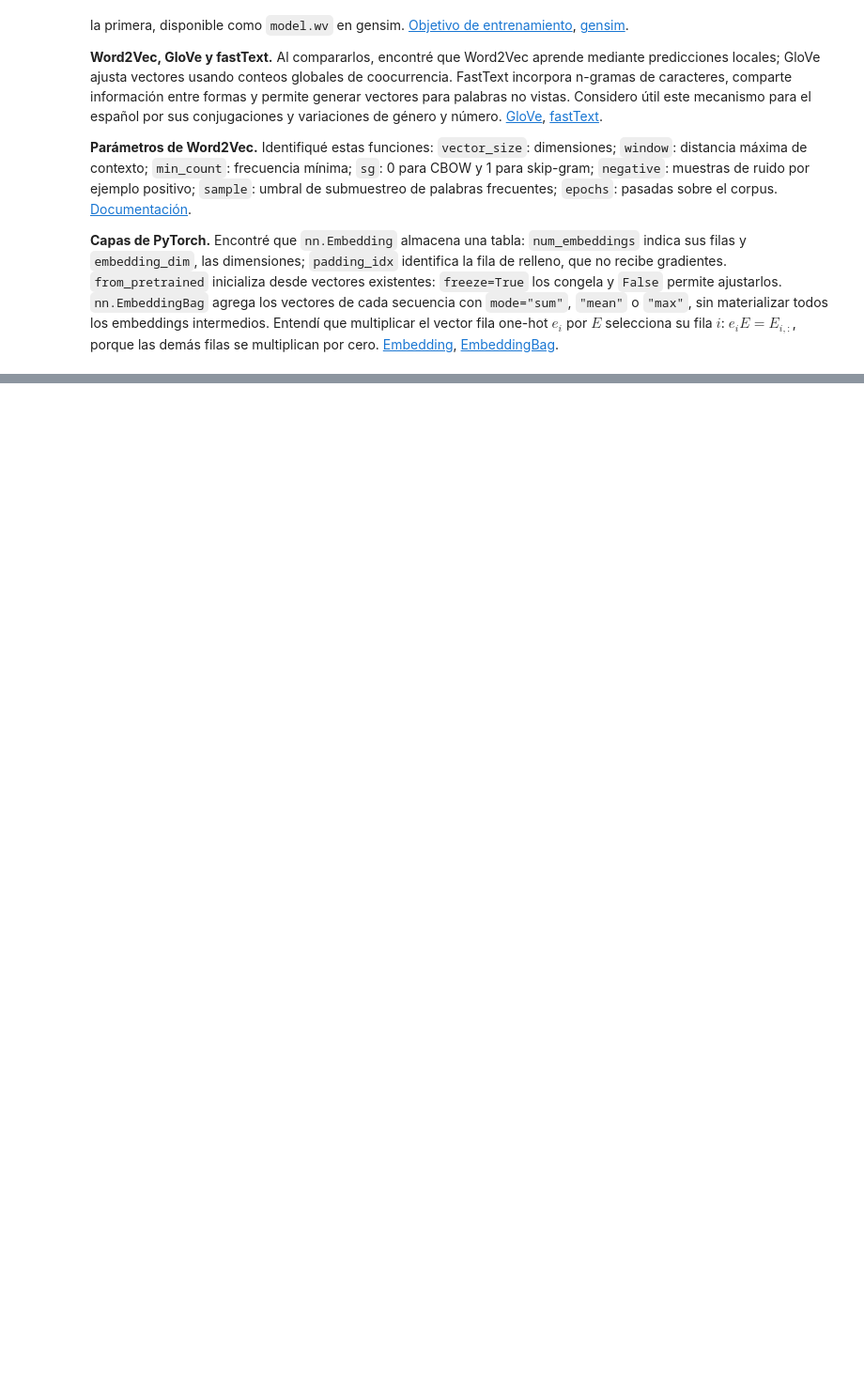
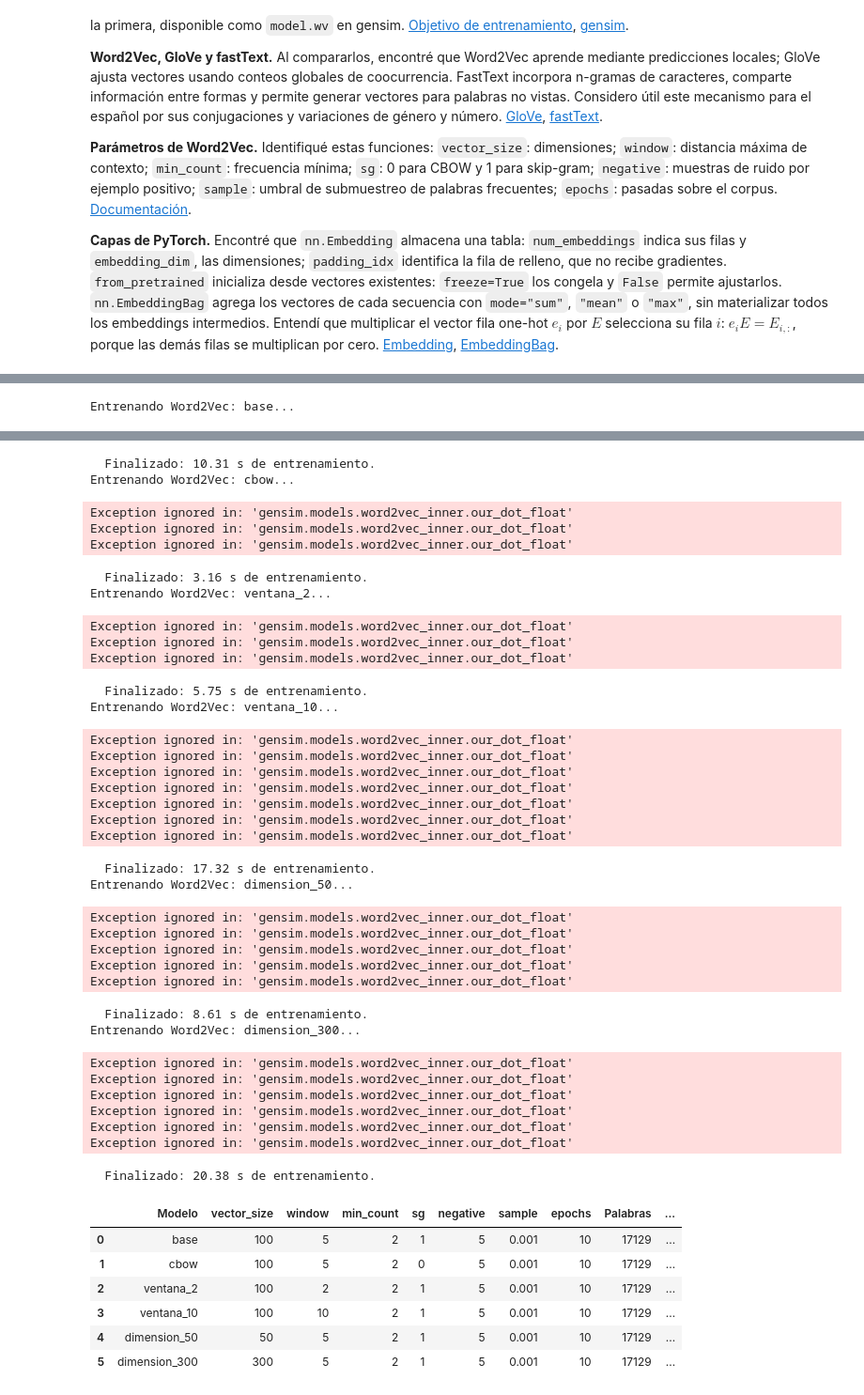
Before and after one commit to Jtanchezz/NLP, a Jupyter notebook: Lab9/lab9.ipynb, the cells around one changed output, grey strips where cells are left out. Shown at 94% size. Drawn from its saved outputs; the diff is of its cells as text; code cells hidden in the pictures; blank space fills up the shorter version.

```diff
--- a/Lab9/lab9.ipynb
+++ b/Lab9/lab9.ipynb
@@ -899,0 +974,37 @@ Identifiqué $v_w$ como el vector de la palabra central y $c_c$ como el del cont
+# %%
+def entrenar_embeddings(clase, oraciones, configuracion, **extras):
+    inicio = perf_counter()
+    modelo = clase(**configuracion, **extras)
+    modelo.build_vocab(corpus_iterable=oraciones)
+    fin_vocabulario = perf_counter()
+    modelo.train(
+        corpus_iterable=oraciones,
+        total_examples=modelo.corpus_count,
+        epochs=configuracion["epochs"],
+    )
+    fin = perf_counter()
+    tiempos = {
+        "Vocabulario (s)": fin_vocabulario - inicio,
+        "Entrenamiento (s)": fin - fin_vocabulario,
+        "Total (s)": fin - inicio,
+    }
+    return modelo, tiempos
+
+
+modelos_w2v_noticias = {}
+registros_entrenamiento = []
+for nombre, configuracion in CONFIGURACIONES_W2V.items():
+    print(f"Entrenando Word2Vec: {nombre}...", flush=True)
+    modelo, tiempos = entrenar_embeddings(Word2Vec, oraciones_noticias, configuracion)
+    modelos_w2v_noticias[nombre] = modelo
+    registros_entrenamiento.append({
+        "Modelo": nombre, "Palabras": len(modelo.wv), **tiempos,
+    })
+    print(f"  Finalizado: {tiempos['Entrenamiento (s)']:.2f} s de entrenamiento.", flush=True)
+
+tabla_entrenamiento_w2v = tabla_configuraciones.merge(
+    pd.DataFrame(registros_entrenamiento), on="Modelo", validate="one_to_one"
+)
+display(tabla_entrenamiento_w2v.round(3))
+# %% [output]
+Entrenando Word2Vec: base...
@@ -899,0 +1022,42 @@ Identifiqué $v_w$ como el vector de la palabra central y $c_c$ como el del cont
+  Finalizado: 10.31 s de entrenamiento.
+Entrenando Word2Vec: cbow...
+Exception ignored in: 'gensim.models.word2vec_inner.our_dot_float'
+Exception ignored in: 'gensim.models.word2vec_inner.our_dot_float'
+Exception ignored in: 'gensim.models.word2vec_inner.our_dot_float'
+  Finalizado: 3.16 s de entrenamiento.
+Entrenando Word2Vec: ventana_2...
+Exception ignored in: 'gensim.models.word2vec_inner.our_dot_float'
+Exception ignored in: 'gensim.models.word2vec_inner.our_dot_float'
+Exception ignored in: 'gensim.models.word2vec_inner.our_dot_float'
+  Finalizado: 5.75 s de entrenamiento.
+Entrenando Word2Vec: ventana_10...
+Exception ignored in: 'gensim.models.word2vec_inner.our_dot_float'
+Exception ignored in: 'gensim.models.word2vec_inner.our_dot_float'
+Exception ignored in: 'gensim.models.word2vec_inner.our_dot_float'
+Exception ignored in: 'gensim.models.word2vec_inner.our_dot_float'
+Exception ignored in: 'gensim.models.word2vec_inner.our_dot_float'
+Exception ignored in: 'gensim.models.word2vec_inner.our_dot_float'
+Exception ignored in: 'gensim.models.word2vec_inner.our_dot_float'
+  Finalizado: 17.32 s de entrenamiento.
+Entrenando Word2Vec: dimension_50...
+Exception ignored in: 'gensim.models.word2vec_inner.our_dot_float'
+Exception ignored in: 'gensim.models.word2vec_inner.our_dot_float'
+Exception ignored in: 'gensim.models.word2vec_inner.our_dot_float'
+Exception ignored in: 'gensim.models.word2vec_inner.our_dot_float'
+Exception ignored in: 'gensim.models.word2vec_inner.our_dot_float'
+  Finalizado: 8.61 s de entrenamiento.
+Entrenando Word2Vec: dimension_300...
+Exception ignored in: 'gensim.models.word2vec_inner.our_dot_float'
+Exception ignored in: 'gensim.models.word2vec_inner.our_dot_float'
+Exception ignored in: 'gensim.models.word2vec_inner.our_dot_float'
+Exception ignored in: 'gensim.models.word2vec_inner.our_dot_float'
+Exception ignored in: 'gensim.models.word2vec_inner.our_dot_float'
+Exception ignored in: 'gensim.models.word2vec_inner.our_dot_float'
+  Finalizado: 20.38 s de entrenamiento.
+|  | Modelo | vector_size | window | min_count | sg | negative | sample | epochs | Palabras | ... |
+| 0 | base | 100 | 5 | 2 | 1 | 5 | 0.001 | 10 | 17129 | ... |
+| 1 | cbow | 100 | 5 | 2 | 0 | 5 | 0.001 | 10 | 17129 | ... |
+| 2 | ventana_2 | 100 | 2 | 2 | 1 | 5 | 0.001 | 10 | 17129 | ... |
+| 3 | ventana_10 | 100 | 10 | 2 | 1 | 5 | 0.001 | 10 | 17129 | ... |
+| 4 | dimension_50 | 50 | 5 | 2 | 1 | 5 | 0.001 | 10 | 17129 | ... |
+| 5 | dimension_300 | 300 | 5 | 2 | 1 | 5 | 0.001 | 10 | 17129 | ... |
```
Also changed, not shown: parts of 15 cells of this notebook, 3 other files.
